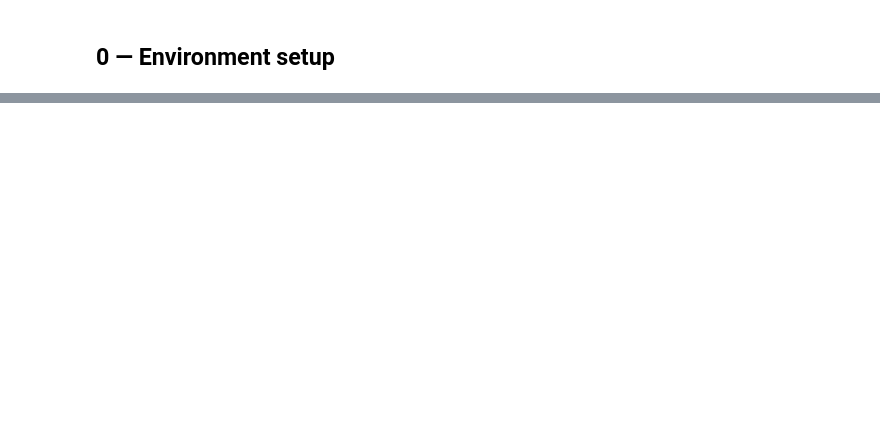
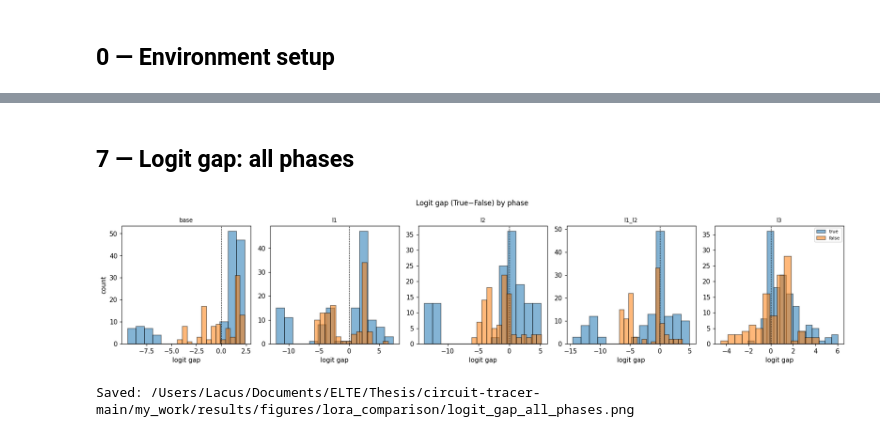
Before and after one commit to hollolaszlo88/thesis_circuit_breaker, a Jupyter notebook: my_work/notebooks/05_lora_comparison.ipynb, the cells around one changed output, grey strips where cells are left out. Cells and saved outputs as stored; diff of their text form; code cells hidden in the pictures; blank space fills up the shorter version.

```diff
--- a/my_work/notebooks/05_lora_comparison.ipynb
+++ b/my_work/notebooks/05_lora_comparison.ipynb
@@ -824,0 +714,33 @@ print("All outputs in:", FIGURES_DIR)
+# %% [markdown]
+## 7 — Logit gap: all phases
+# %%
+# Overlay distributions per phase (same prompts)
+fig, axes = plt.subplots(1, len(PHASE_REGISTRY), figsize=(3.3 * len(PHASE_REGISTRY), 3.8), squeeze=False)
+
+for ax, (phase_name, *_) in zip(axes[0], PHASE_REGISTRY):
+    gaps = []
+    labs = []
+    for pid in common_ids:
+        g = phase_stats_by_id[phase_name][pid].get("logit_gap")
+        if g is None:
+            continue
+        gaps.append(float(g))
+        labs.append(_label_str(phase_stats_by_id["base"][pid]))
+    for lbl, c in [("true", "tab:blue"), ("false", "tab:orange")]:
+        v = [g for g, lb in zip(gaps, labs) if lb == lbl]
+        if v:
+            ax.hist(v, bins=14, alpha=0.55, label=lbl, color=c, edgecolor="k")
+    ax.axvline(0, color="k", linestyle="--", linewidth=0.7)
+    ax.set_title(phase_name, fontsize=9)
+    ax.set_xlabel("logit gap")
+axes[0][0].set_ylabel("count")
+axes[0][-1].legend(fontsize=7)
+plt.suptitle("Logit gap (True−False) by phase", fontsize=11)
+plt.tight_layout()
+p = FIGURES_DIR / "logit_gap_all_phases.png"
+plt.savefig(p, dpi=150, bbox_inches="tight")
+plt.show()
+print(f"Saved: {p}")
+# %% [output]
+[figure, added]
+Saved: /Users/Lacus/Documents/ELTE/Thesis/circuit-tracer-main/my_work/results/figures/lora_comparison/logit_gap_all_phases.png
```
Also changed, not shown: parts of 46 cells of this notebook, 23 other files.
